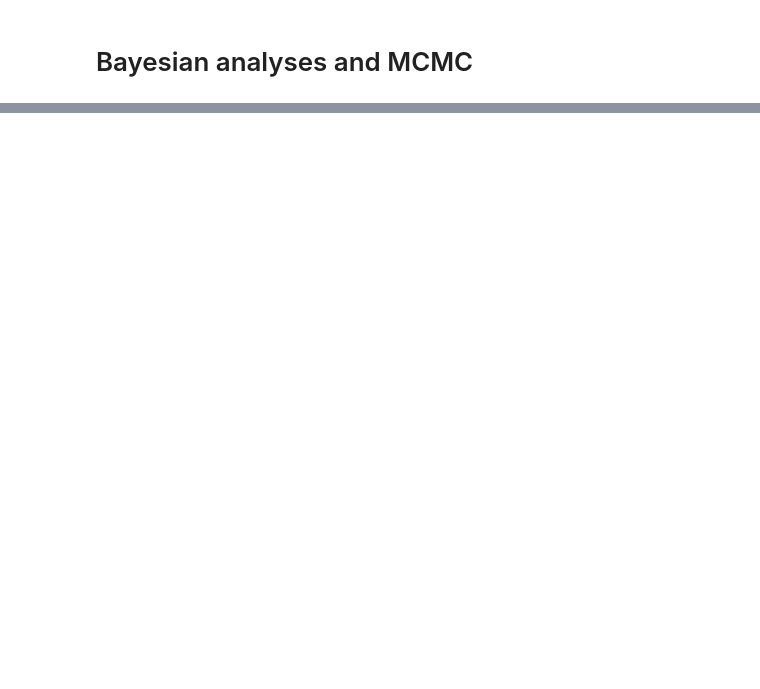
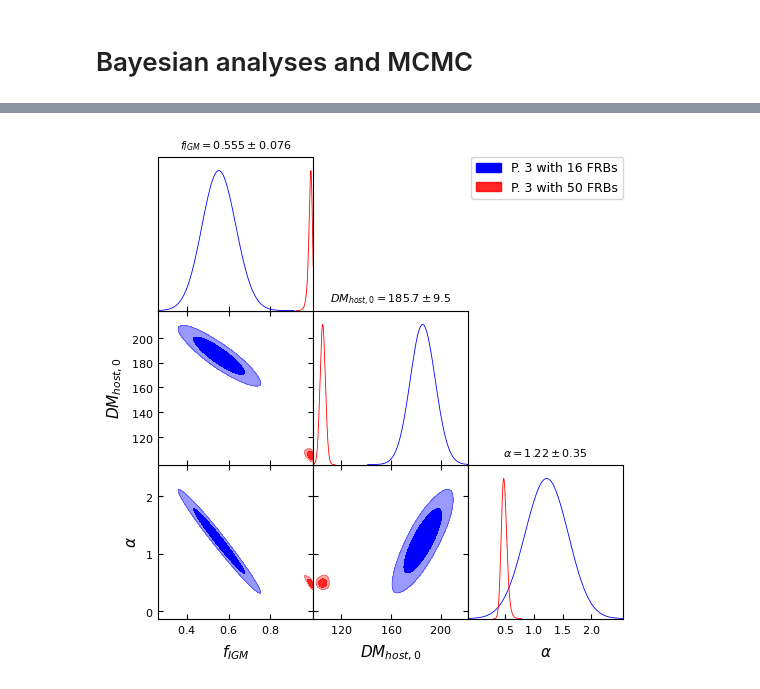
Before and after one commit to lazarolima/cosmology_reconstruction-_frb, a Jupyter notebook: 52frbs_bingo.ipynb, the cells around one changed output, grey strips where cells are left out. Saved outputs shown, nothing was run; the diff lists cells and outputs as text; code cells hidden in the pictures; blank space fills up the shorter version.

```diff
--- a/52frbs_bingo.ipynb
+++ b/52frbs_bingo.ipynb
@@ -231,0 +317,3 @@ plt.ylim(ymin=600, ymax=1500)
+# %%
+result3_50 = sampler_p3_50.run(min_num_live_points=400)
+sampler_p3_50.print_results()
@@ -231,0 +454,12 @@ plt.ylim(ymin=600, ymax=1500)
+# %%
+# Plotando os Triangle plots
+g = plots.get_subplot_plotter()
+mcsamples3_16.updateSettings({'smooth_scale_2D': 0.9, 'smooth_scale_1D': 0.9})
+mcsamples3_50.updateSettings({'smooth_scale_2D': 0.9, 'smooth_scale_1D': 0.9})
+g.settings.num_plot_contours = 2
+g.triangle_plot([mcsamples3_16, mcsamples3_50], filled=True, contour_colors=['blue', 'red'],
+                legend_labels=['P. 3 with 16 FRBs', 'P. 3 with 50 FRBs'],
+                title_limit=1)
+g.export('Figuras/H_p3.png', dpi=600)
+# %% [output]
+[figure, added]
```
Also changed, not shown: parts of 37 cells of this notebook, 10 other files.
